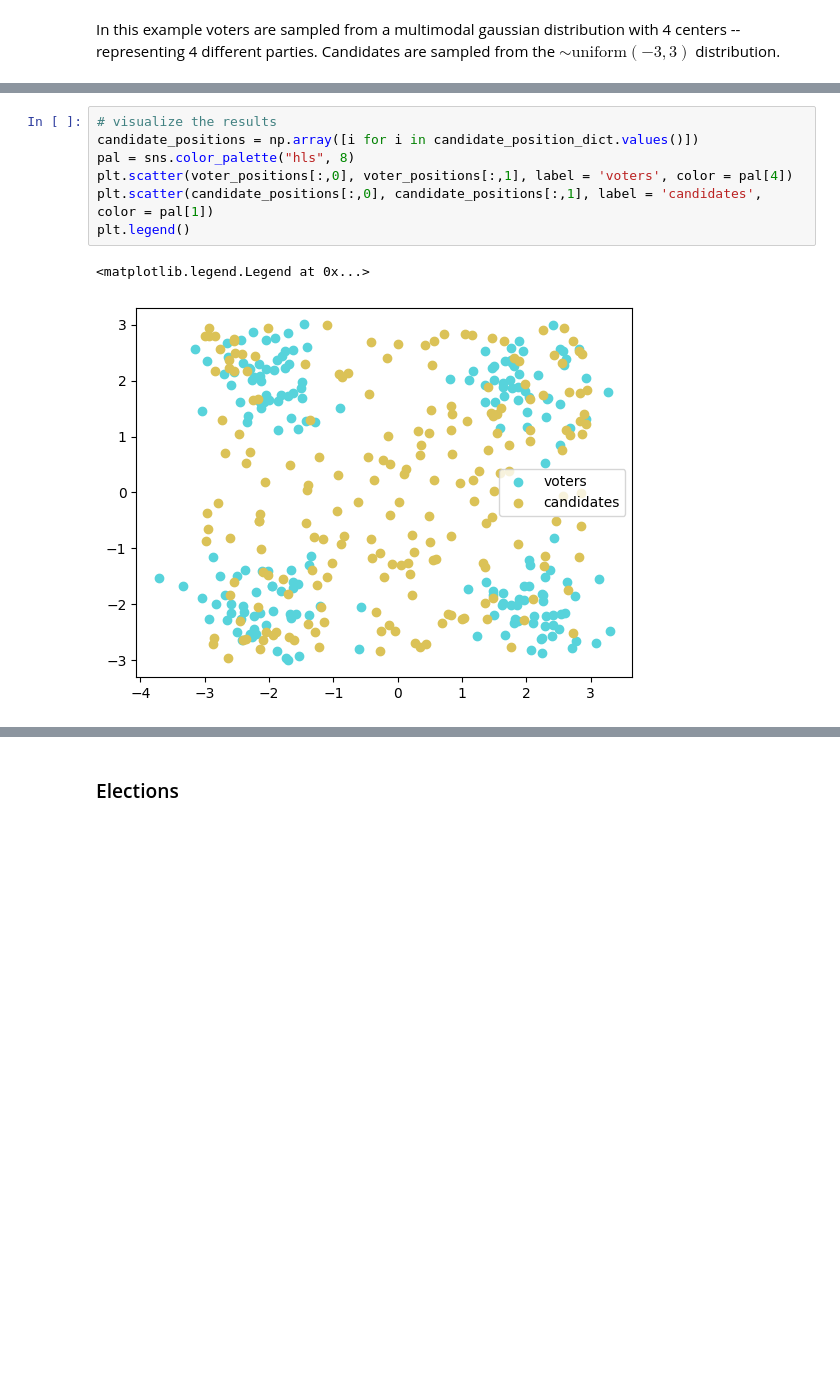
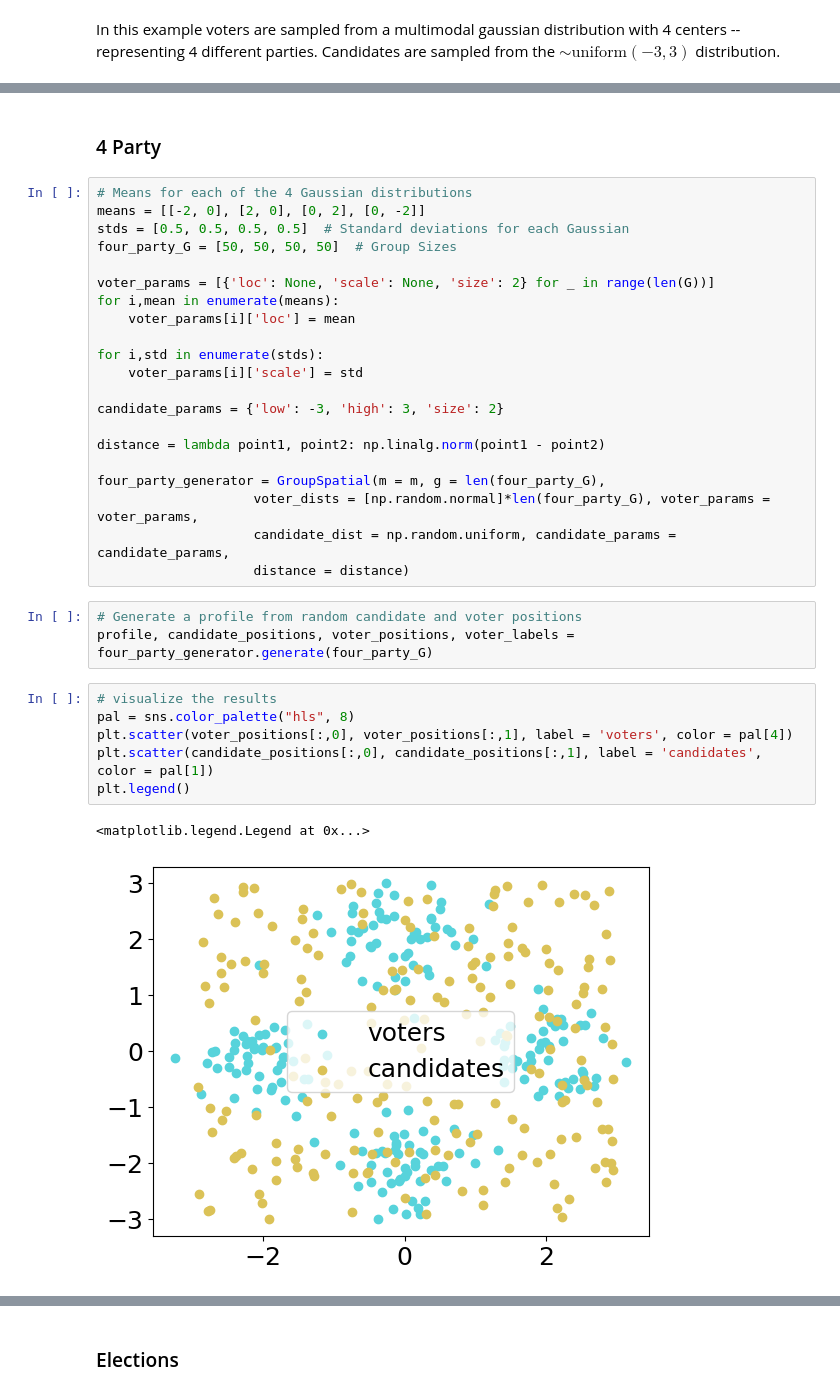
Before and after one commit to kevin-q2/Metric-Voting, a Jupyter notebook: experiments.ipynb, the cells around one changed output, grey strips where cells are left out. Saved outputs shown, nothing was run; the diff lists cells and outputs as text; blank space fills up the shorter version.

```diff
--- a/experiments.ipynb
+++ b/experiments.ipynb
@@ -70,10 +107,35 @@ profile, candidate_position_dict, voter_positions = generator.generate_profile(n
+# %% [markdown]
+### 4 Party
+# %%
+# Means for each of the 4 Gaussian distributions
+means = [[-2, 0], [2, 0], [0, 2], [0, -2]]
+stds = [0.5, 0.5, 0.5, 0.5]  # Standard deviations for each Gaussian
+four_party_G = [50, 50, 50, 50]  # Group Sizes
+
+voter_params = [{'loc': None, 'scale': None, 'size': 2} for _ in range(len(G))]
+for i,mean in enumerate(means):
+    voter_params[i]['loc'] = mean
+
+for i,std in enumerate(stds):
+    voter_params[i]['scale'] = std
+
+candidate_params = {'low': -3, 'high': 3, 'size': 2}
+
+distance = lambda point1, point2: np.linalg.norm(point1 - point2)
+
+four_party_generator = GroupSpatial(m = m, g = len(four_party_G),
+                    voter_dists = [np.random.normal]*len(four_party_G), voter_params = voter_params,
+                    candidate_dist = np.random.uniform, candidate_params = candidate_params,
+                    distance = distance)
+# %%
+# Generate a profile from random candidate and voter positions
+profile, candidate_positions, voter_positions, voter_labels = four_party_generator.generate(four_party_G)
 # %%
 # visualize the results
-candidate_positions = np.array([i for i in candidate_position_dict.values()])
 pal = sns.color_palette("hls", 8)
 plt.scatter(voter_positions[:,0], voter_positions[:,1], label = 'voters', color = pal[4])
 plt.scatter(candidate_positions[:,0], candidate_positions[:,1], label = 'candidates', color = pal[1])
 plt.legend()
 # %% [output]
 <matplotlib.legend.Legend at 0x...>
-[figure, old version]
+[figure, new version]
```
Also changed, not shown: parts of 31 cells of this notebook, 10 other files.
